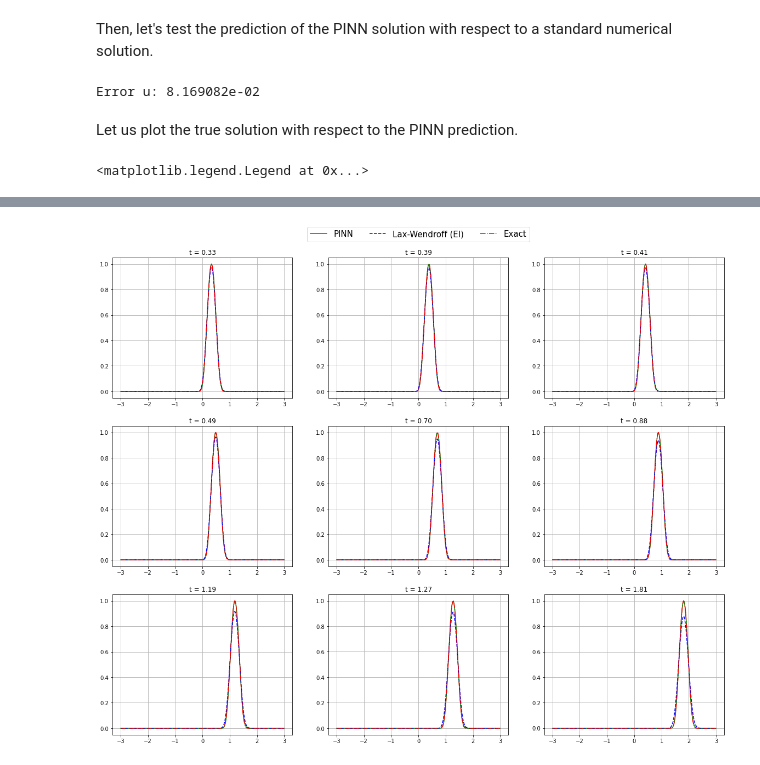
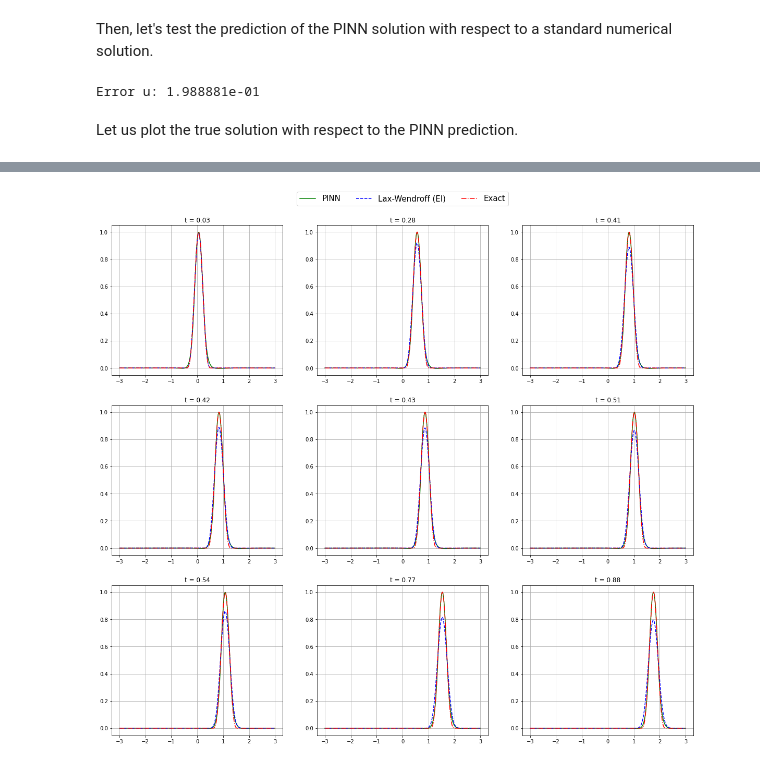
Before and after one commit to Steriva/PINNs-pyTorch, a Jupyter notebook: PINN_pyTorch_inference_Transport.ipynb, the cells around one changed output, grey strips where cells are left out. Saved outputs shown, nothing was run; the diff lists cells and outputs as text; code cells hidden in the pictures.

Commit message:
Creato con Colaboratory

```diff
--- a/PINN_pyTorch_inference_Transport.ipynb
+++ b/PINN_pyTorch_inference_Transport.ipynb
@@ -36,7 +36,7 @@ from tqdm.auto import tqdm
 np.random.seed(1234)
 
 # Transport velocity
-c = 1.
+c = 2.
 
 # Definition of the domain
 L = 3
@@ -83,4 +83,6 @@ def implicitEulerSolve(L, Nh, T, Nt, c, inflow, fun, u0):
 
   return x, t, u, CFL
 
-x_true, t_true, u_true, _ = implicitEulerSolve(L, Nh, T, Nt, c, inflow, fun, u0)
+x_true, t_true, u_true, CFL = implicitEulerSolve(L, Nh, T, Nt, c, inflow, fun, u0)
+
+print('The CFL is {:.2f}'.format(CFL))
@@ -162,7 +170,7 @@ class PhysicsInformedNN():
             max_iter=50000,
             max_eval=50000,
             history_size=50,
-            tolerance_grad=1e-7,
+            tolerance_grad=1e-8,
             tolerance_change=1.0 * np.finfo(float).eps,
             line_search_fn="strong_wolfe"
         )
@@ -234,7 +242,7 @@ Now the data are prepared to be used as input for the NN training.
 from pyDOE import lhs
 
 N_u = 100
-N_f = 10000
+N_f = 20000
 layers = [2, 20, 20, 20, 20, 20, 20, 20, 20, 1]
 
 X, T = np.meshgrid(x_true,t_true)
@@ -286,13 +294,13 @@ print('Error u: %e' % (error_u))
 U_pred = griddata(X_star, u_pred.flatten(), (X, T), method='cubic')
 Error = np.abs(u_true - U_pred)
 # %% [output]
-Error u: 8.169082e-02
+Error u: 1.988881e-01
 # %% [markdown]
 Let us plot the true solution with respect to the PINN prediction.
 # %%
-tPlot = np.sort(np.random.choice(range(Nt+1), 9))
+tPlot = np.sort(np.random.choice(range(int(Nt/2)), 9))
 
-LW_vs_TrueFig = plt.figure( figsize = (20,16) )
+LW_vs_PINN_vs_TrueFig = plt.figure( figsize = (20,18) )
 
 for ii in range(len(tPlot)):
   plt.subplot(3,3, ii+1)
@@ -308,5 +316,9 @@ plt.legend(loc='upper center',
     ncol=3,
     frameon=True,
     prop={'size': 15})
+
+LW_vs_PINN_vs_TrueFig.savefig('LW_vs_PINN_vs_True.pdf', format='pdf', dpi=600, bbox_inches='tight')
+
+# from google.colab import files
+# files.download('LW_vs_PINN_vs_True.pdf')
 # %% [output]
-<matplotlib.legend.Legend at 0x...>
@@ -313 +327 @@ plt.legend(loc='upper center',
-[figure, old version]
+[figure, new version]
```
Also changed, not shown: parts of 4 cells of this notebook.
